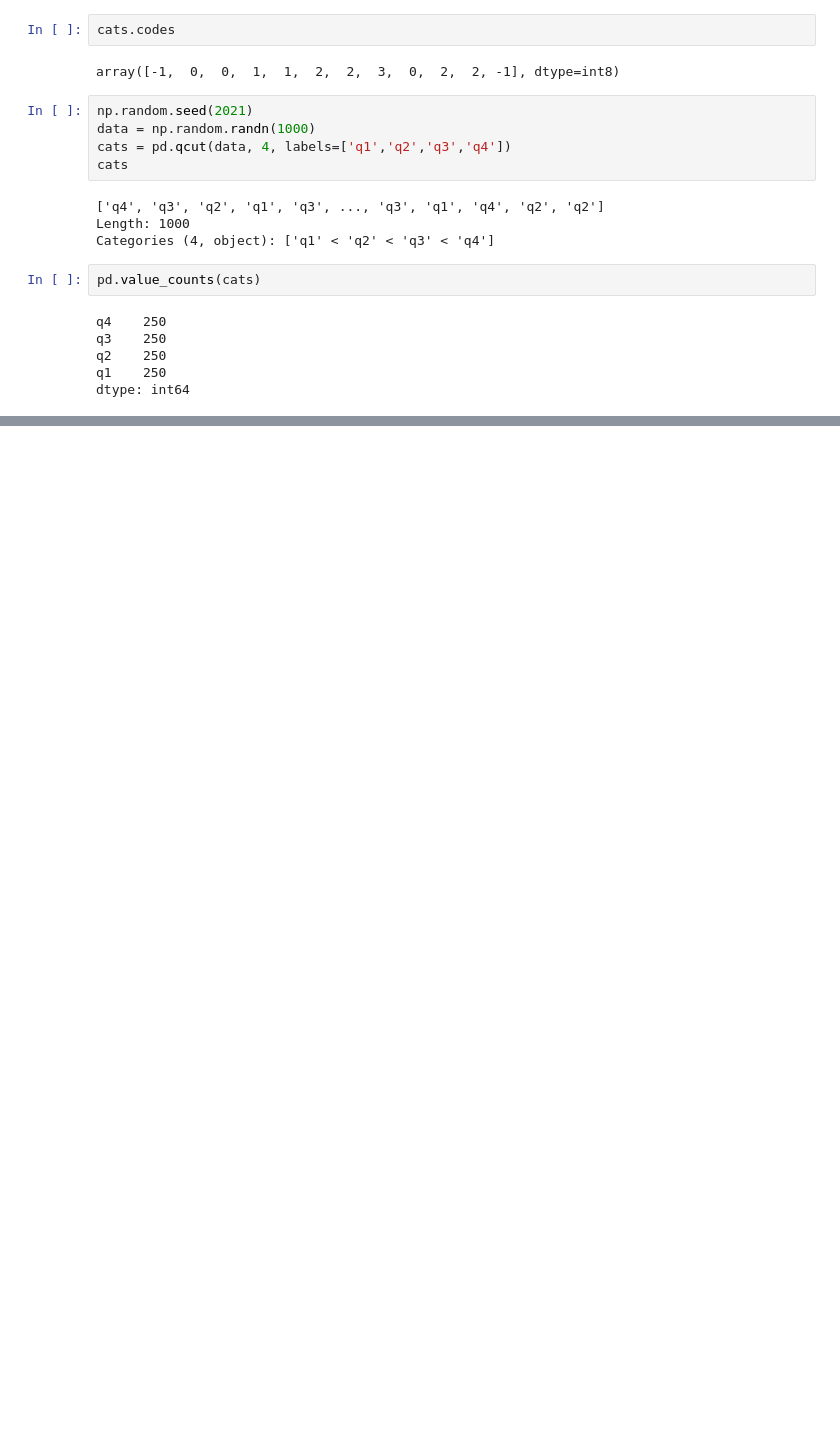
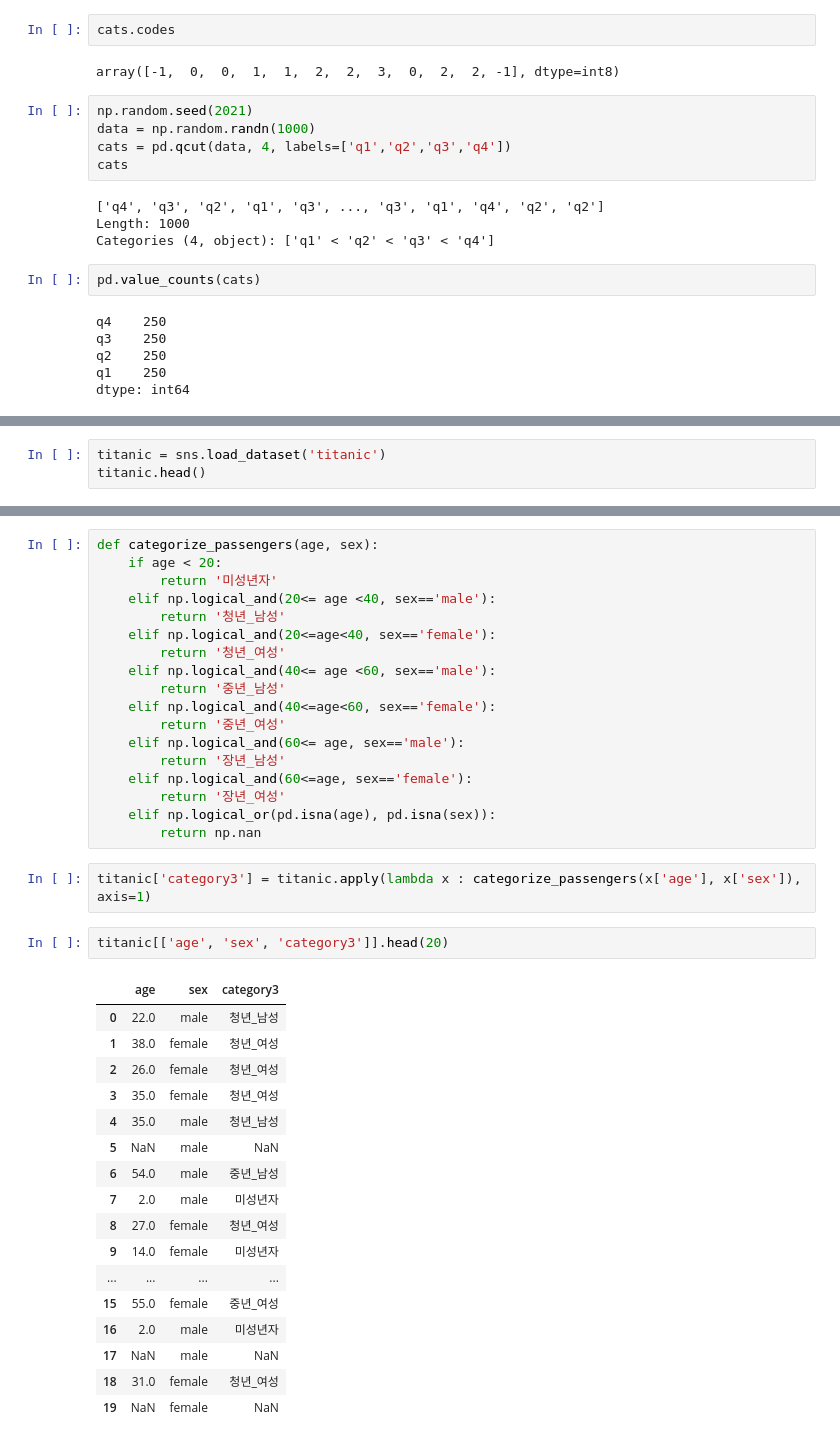
Before and after one commit to rubinkim/DataAnalysis, a Jupyter notebook: 02.Pandas/05_데이터조작.ipynb, the cells around one changed output, grey strips where cells are left out. Saved outputs shown, nothing was run; the diff lists cells and outputs as text; blank space fills up the shorter version.

```diff
--- a/02.Pandas/05_데이터조작.ipynb
+++ b/02.Pandas/05_데이터조작.ipynb
@@ -442,0 +464,3 @@ dtype: int64
+# %%
+titanic = sns.load_dataset('titanic')
+titanic.head()
@@ -442,0 +474,40 @@ dtype: int64
+# %%
+def categorize_passengers(age, sex):
+    if age < 20:
+        return '미성년자'
+    elif np.logical_and(20<= age <40, sex=='male'):
+        return '청년_남성'
+    elif np.logical_and(20<=age<40, sex=='female'):
+        return '청년_여성'
+    elif np.logical_and(40<= age <60, sex=='male'):
+        return '중년_남성'
+    elif np.logical_and(40<=age<60, sex=='female'):
+        return '중년_여성'
+    elif np.logical_and(60<= age, sex=='male'):
+        return '장년_남성'
+    elif np.logical_and(60<=age, sex=='female'):
+        return '장년_여성'
+    elif np.logical_or(pd.isna(age), pd.isna(sex)):
+        return np.nan
+# %%
+titanic['category3'] = titanic.apply(lambda x : categorize_passengers(x['age'], x['sex']), axis=1)
+# %%
+titanic[['age', 'sex', 'category3']].head(20)
+# %% [output]
+|  | age | sex | category3 |
+| 0 | 22.0 | male | 청년_남성 |
+| 1 | 38.0 | female | 청년_여성 |
+| 2 | 26.0 | female | 청년_여성 |
+| 3 | 35.0 | female | 청년_여성 |
+| 4 | 35.0 | male | 청년_남성 |
+| 5 | NaN | male | NaN |
+| 6 | 54.0 | male | 중년_남성 |
+| 7 | 2.0 | male | 미성년자 |
+| 8 | 27.0 | female | 청년_여성 |
+| 9 | 14.0 | female | 미성년자 |
+| ... | ... | ... | ... |
+| 15 | 55.0 | female | 중년_여성 |
+| 16 | 2.0 | male | 미성년자 |
+| 17 | NaN | male | NaN |
+| 18 | 31.0 | female | 청년_여성 |
+| 19 | NaN | female | NaN |
```
Also changed, not shown: parts of 8 cells of this notebook.
